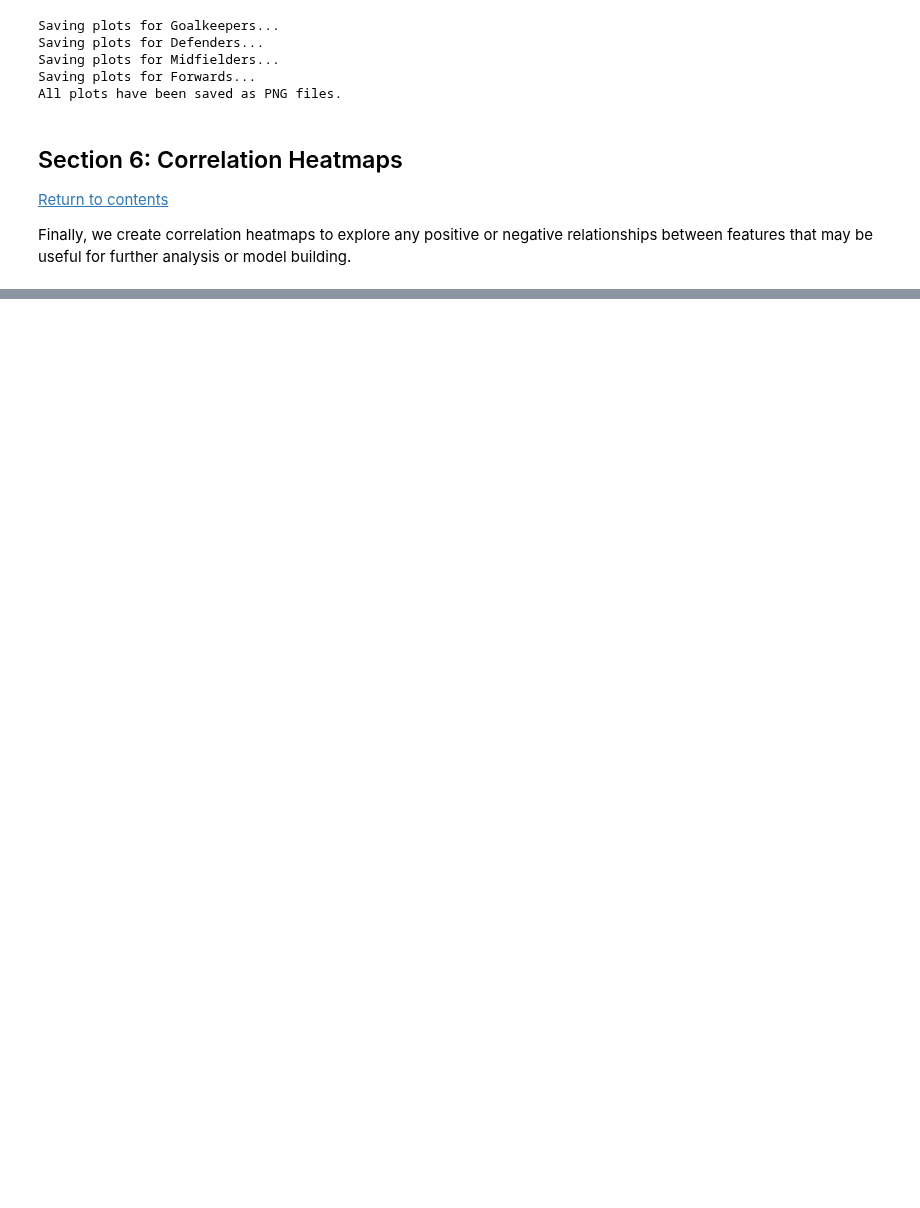
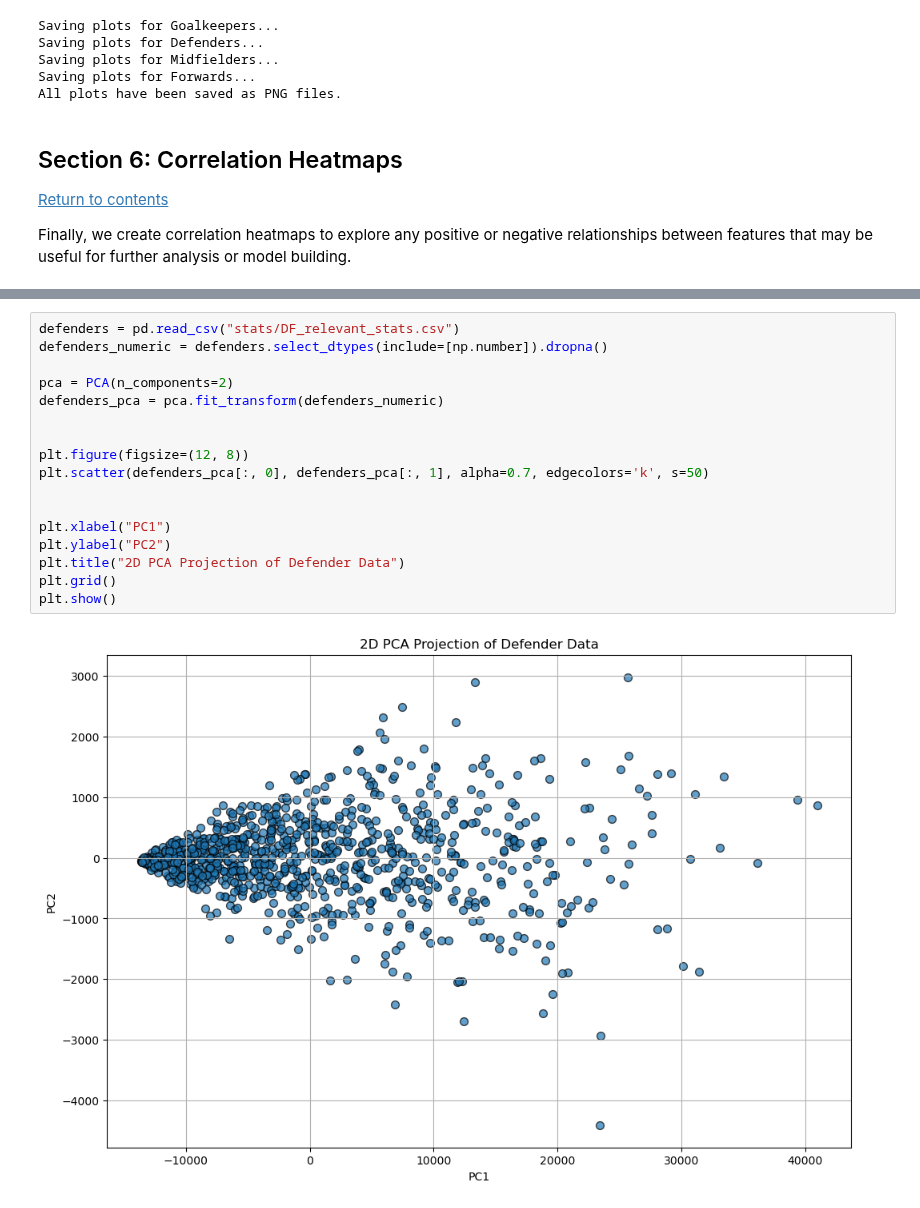
Before and after one commit to kezeani/109aproject, a Jupyter notebook: project.ipynb, the cells around one changed output, grey strips where cells are left out. Cells and saved outputs as stored; diff of their text form; blank space fills up the shorter version.

```diff
--- a/project.ipynb
+++ b/project.ipynb
@@ -241,0 +235,19 @@ All correlation heatmaps have been saved as PNG files.
+# %%
+defenders = pd.read_csv("stats/DF_relevant_stats.csv")
+defenders_numeric = defenders.select_dtypes(include=[np.number]).dropna()
+
+pca = PCA(n_components=2)
+defenders_pca = pca.fit_transform(defenders_numeric)
+
+
+plt.figure(figsize=(12, 8))
+plt.scatter(defenders_pca[:, 0], defenders_pca[:, 1], alpha=0.7, edgecolors='k', s=50)
+
+
+plt.xlabel("PC1")
+plt.ylabel("PC2")
+plt.title("2D PCA Projection of Defender Data")
+plt.grid()
+plt.show()
+# %% [output]
+[figure, added]
```
Also changed, not shown: parts of 26 cells of this notebook, 4 other files.
